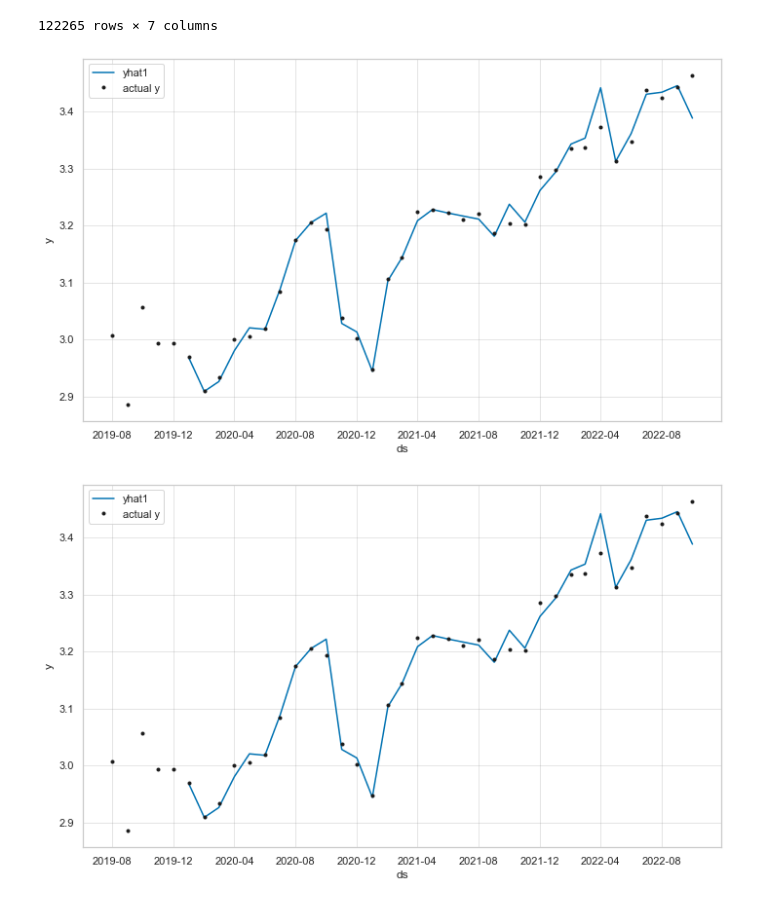
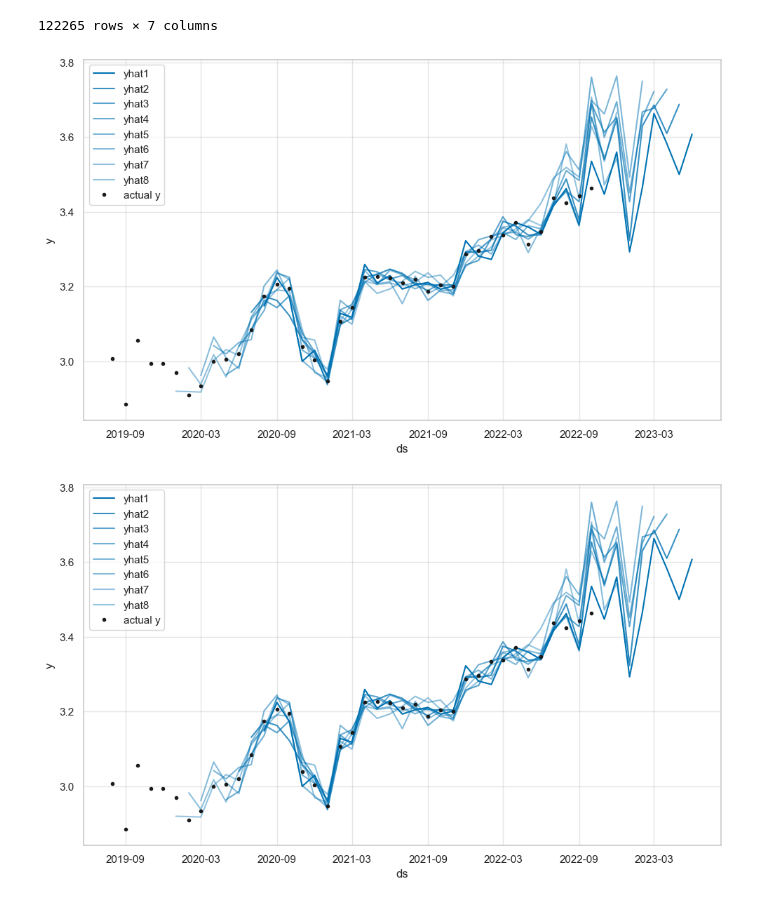
Before and after one commit to yunseokj1372/kaggle_forecasting, a Jupyter notebook: model/neuralprophet_1.ipynb, the cells around one changed output. Drawn from its saved outputs; the diff is of its cells as text; code cells hidden in the pictures.

```diff
--- a/model/neuralprophet_1.ipynb
+++ b/model/neuralprophet_1.ipynb
@@ -149,7 +173,7 @@ NP = NeuralProphet(
     daily_seasonality='auto', # Automatically fits daily seasonality
     seasonality_mode='additive', # Additional (adds) seasonality instead of multiplicative (multiplies) seasonality
     seasonality_reg=0, # Due to the dataset being based on bike shares, visually will be very impacted by seasonality: set at maximum
-    n_forecasts=1, # Set at default 1 for forecasting one step ahead
+    n_forecasts=8, # Set at default 1 for forecasting one step ahead
     n_lags=5, # To include 7 days worth of AR lag
     num_hidden_layers=4, # 8 hidden layers for the network
     d_hidden=32, # Dimension of hidden layers of AR-Net
@@ -161,16 +185,16 @@ NP = NeuralProphet(
 # %%
 # symbol = industry_symbol[0]
 
 metrics = NP.fit(x)
 
 
 # test_inp = pd.DataFrame(test[symbol_to_index_map[symbol]])
 # test_inp=test_inp.reset_index()
 # test_inp=test_inp.rename(columns = {'index' : 'ds', symbol_to_index_map[symbol]:'y'})
-future = NP.make_future_dataframe(df=x, periods=5, n_historic_predictions=len(x))
-forecast = NP.predict(df=x)
+future = NP.make_future_dataframe(df=x, periods=8, n_historic_predictions=len(x))
+forecast = NP.predict(df=future)
 
 NP.plot(forecast)
 # %% [output]
-[figure, old version]
+[figure, new version]
-[figure, old version]
+[figure, new version]
```
Also changed, not shown: parts of 4 cells of this notebook, 2 other files.
